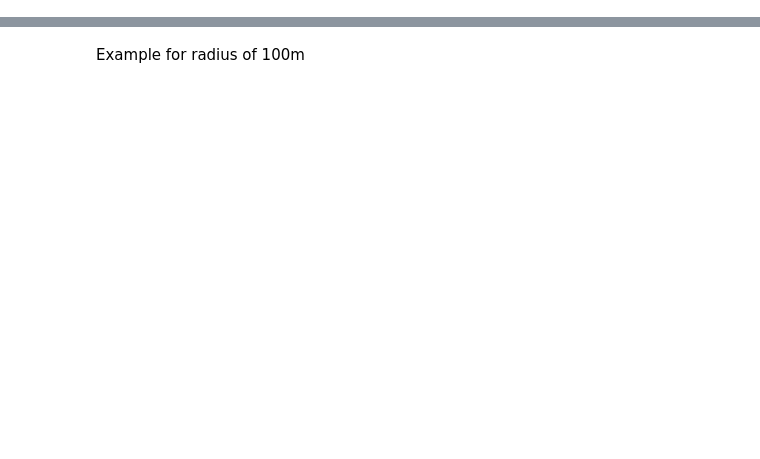
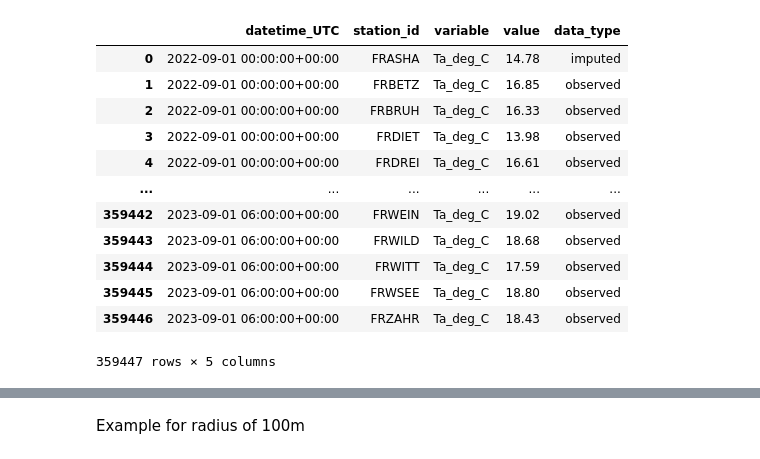
Before and after one commit to lisawink/freiburg, a Jupyter notebook: process_temp_final.ipynb, the cells around one changed output, grey strips where cells are left out. Drawn from its saved outputs; the diff is of its cells as text; code cells hidden in the pictures; blank space fills up the shorter version.

```diff
--- a/process_temp_final.ipynb
+++ b/process_temp_final.ipynb
@@ -38,3 +38,19 @@ metadata
 # %%
 temp = temp[temp['variable']=='Ta_deg_C']
 temp['datetime_UTC'] = pd.to_datetime(temp['datetime_UTC'])
+# %%
+temp
+# %% [output]
+|  | datetime_UTC | station_id | variable | value | data_type |
+| 0 | 2022-09-01 00:00:00+00:00 | FRASHA | Ta_deg_C | 14.78 | imputed |
+| 1 | 2022-09-01 00:00:00+00:00 | FRBETZ | Ta_deg_C | 16.85 | observed |
+| 2 | 2022-09-01 00:00:00+00:00 | FRBRUH | Ta_deg_C | 16.33 | observed |
+| 3 | 2022-09-01 00:00:00+00:00 | FRDIET | Ta_deg_C | 13.98 | observed |
+| 4 | 2022-09-01 00:00:00+00:00 | FRDREI | Ta_deg_C | 16.61 | observed |
+| ... | ... | ... | ... | ... | ... |
+| 359442 | 2023-09-01 06:00:00+00:00 | FRWEIN | Ta_deg_C | 19.02 | observed |
+| 359443 | 2023-09-01 06:00:00+00:00 | FRWILD | Ta_deg_C | 18.68 | observed |
+| 359444 | 2023-09-01 06:00:00+00:00 | FRWITT | Ta_deg_C | 17.59 | observed |
+| 359445 | 2023-09-01 06:00:00+00:00 | FRWSEE | Ta_deg_C | 18.80 | observed |
+| 359446 | 2023-09-01 06:00:00+00:00 | FRZAHR | Ta_deg_C | 18.43 | observed |
+359447 rows × 5 columns
```
Also changed, not shown: parts of 1 cell of this notebook.
